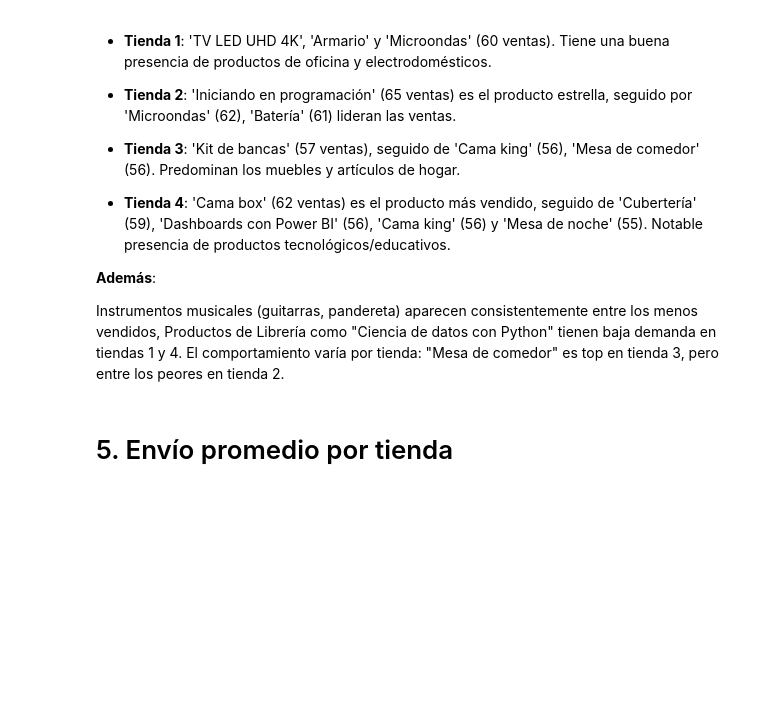
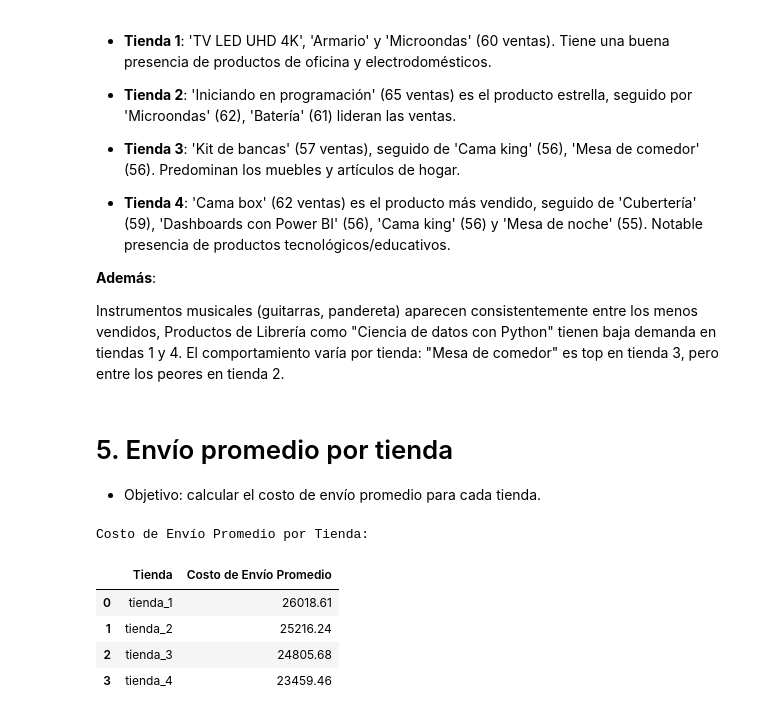
Before and after one commit to LenninTemoche/Challenge-Alura-Store-One-DS, a Jupyter notebook: AluraStoreLatam.ipynb, the cells around one changed output. Drawn from its saved outputs; the diff is of its cells as text; code cells hidden in the pictures; blank space fills up the shorter version.

```diff
--- a/AluraStoreLatam.ipynb
+++ b/AluraStoreLatam.ipynb
@@ -584,3 +586,22 @@ Instrumentos musicales (guitarras, pandereta) aparecen consistentemente entre lo
 Productos de Librería como "Ciencia de datos con Python" tienen baja demanda en tiendas 1 y 4. El comportamiento varía por tienda: "Mesa de comedor" es top en tienda 3, pero entre los peores en tienda 2.
 # %% [markdown]
 # 5. Envío promedio por tienda
+
+* Objetivo: calcular el costo de envío promedio para cada tienda.
+# %%
+average_shipping_cost = {}
+for i, tienda_df in enumerate([tienda_1, tienda_2, tienda_3, tienda_4]):
+    store_name = f'tienda_{i+1}'
+    average_shipping_cost[store_name] = tienda_df['Costo de envío'].mean().round(2)
+
+average_shipping_cost_df = pd.DataFrame(list(average_shipping_cost.items()), columns=['Tienda', 'Costo de Envío Promedio'])
+
+print("Costo de Envío Promedio por Tienda:")
+display(average_shipping_cost_df)
+# %% [output]
+Costo de Envío Promedio por Tienda:
+|  | Tienda | Costo de Envío Promedio |
+| 0 | tienda_1 | 26018.61 |
+| 1 | tienda_2 | 25216.24 |
+| 2 | tienda_3 | 24805.68 |
+| 3 | tienda_4 | 23459.46 |
```
Also changed, not shown: parts of 3 cells of this notebook.
